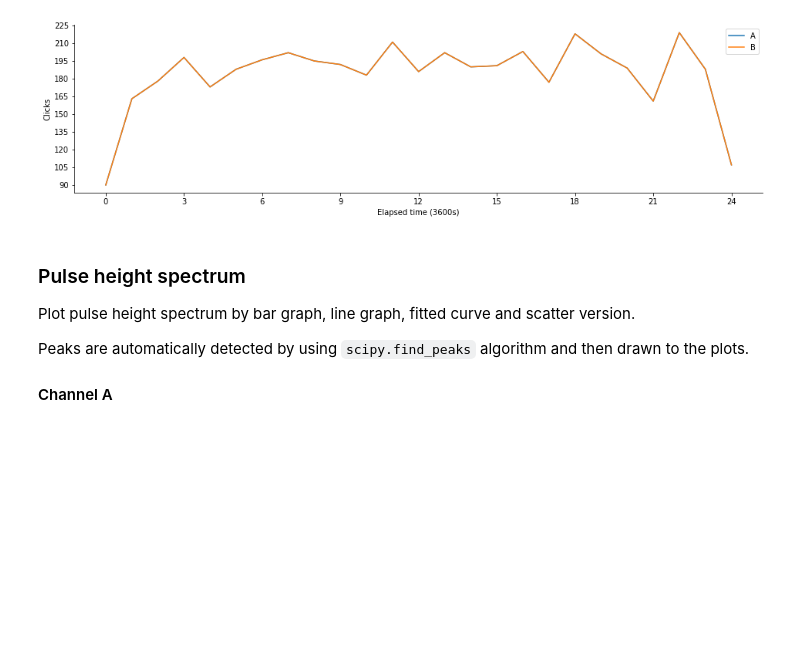
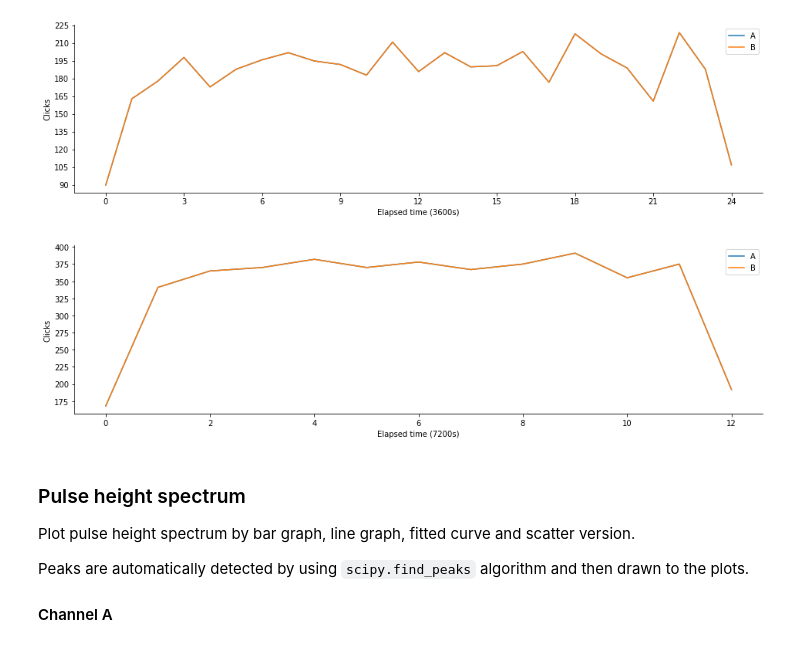
Before and after one commit to markomanninen/tandempiercerexperiment, a Jupyter notebook: reports/TPE Report - Background next geometry - Day run.ipynb, the cells around one changed output. Cells and saved outputs as stored; diff of their text form; code cells hidden in the pictures; blank space fills up the shorter version.

```diff
--- a/reports/TPE Report - Background next geometry - Day run.ipynb
+++ b/reports/TPE Report - Background next geometry - Day run.ipynb
@@ -109,6 +109,10 @@ st.adc_calibrate_b(gamma_photo_peak_cd109_adc_b, gamma_photo_peak_cd109_kev)
 st.plot_channel_counts(sec=3600)
 # %% [output]
 [figure]
+# %%
+st.plot_channel_counts(sec=7200, low=[15, 15], high=[45, 45])
+# %% [output]
+[figure, added]
 # %% [markdown]
 ### Pulse height spectrum
 
```
Also changed, not shown: parts of 5 cells of this notebook.
